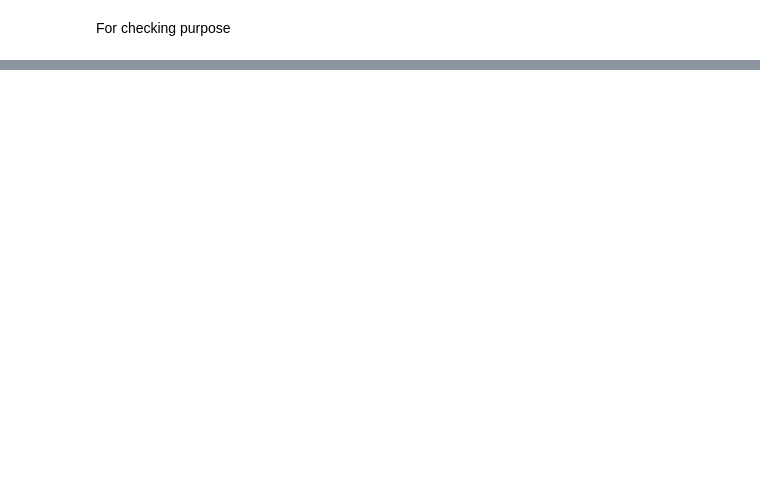
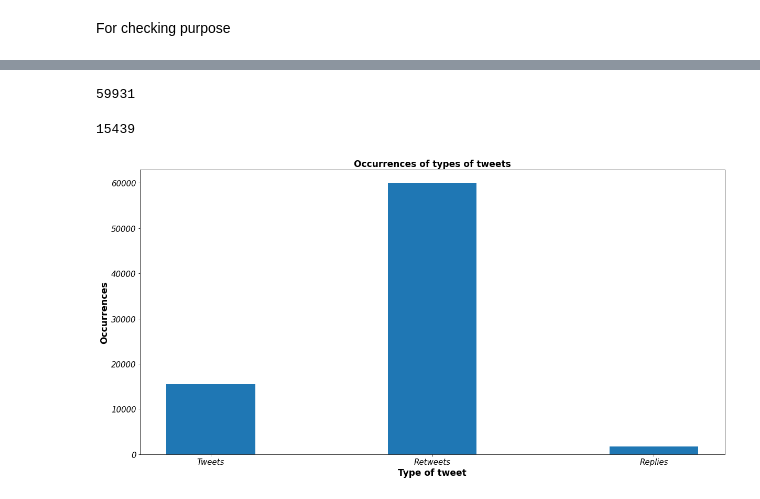
Before and after one commit to Johan-Ng/Python, a Jupyter notebook: notebooks/CometLanding.ipynb, the cells around one changed output, grey strips where cells are left out. Cells and saved outputs as stored; diff of their text form; code cells hidden in the pictures; blank space fills up the shorter version.

Commit message:
Add files via upload
Added analysis on tweets vs retweets vs replies

Added temporary tweets over time analysis (timeline of tweet activity?)

```diff
--- a/notebooks/CometLanding.ipynb
+++ b/notebooks/CometLanding.ipynb
@@ -237,0 +238,38 @@ plt.show()
+# %%
+df = pd.read_csv("../data/CometLandingRefined.csv")
+size_all = len(df)
+#Remove all retweets
+def retweet(inp):
+    if(str(inp).startswith("RT")):
+        return True
+    else:
+        return False
+df=df[df['text'].map(retweet) == False]
+num_retweets = size_all - len(df)
+# %%
+num_retweets
+# %% [output]
+59931
+# %%
+df_replies=df[['in_reply_to_user_id_str', 'in_reply_to_screen_name']]
+df_replies=df_replies.dropna(subset=['in_reply_to_user_id_str', 'in_reply_to_screen_name'], how='all')
+replies = len(df_replies.index)
+# %%
+standard_tweets = len(df) - replies
+standard_tweets
+# %% [output]
+15439
+# %%
+data = {'Tweets':standard_tweets, 'Retweets':num_retweets, 'Replies':replies}
+types = list(data.keys())
+values = list(data.values())
+plt.figure(figsize=(20,10))
+plt.bar(types, values, width=0.4)
+plt.xticks(fontsize=15, fontstyle='italic')
+plt.yticks(fontsize=15, fontstyle='italic')
+plt.xlabel('Type of tweet', fontsize=17, fontweight='bold')
+plt.ylabel('Occurrences', fontsize=17, fontweight='bold')
+plt.title('Occurrences of types of tweets', fontsize=17, fontweight='bold')
+plt.show()
+# %% [output]
+[figure, added]
```
Also changed, not shown: parts of 4 cells of this notebook.
